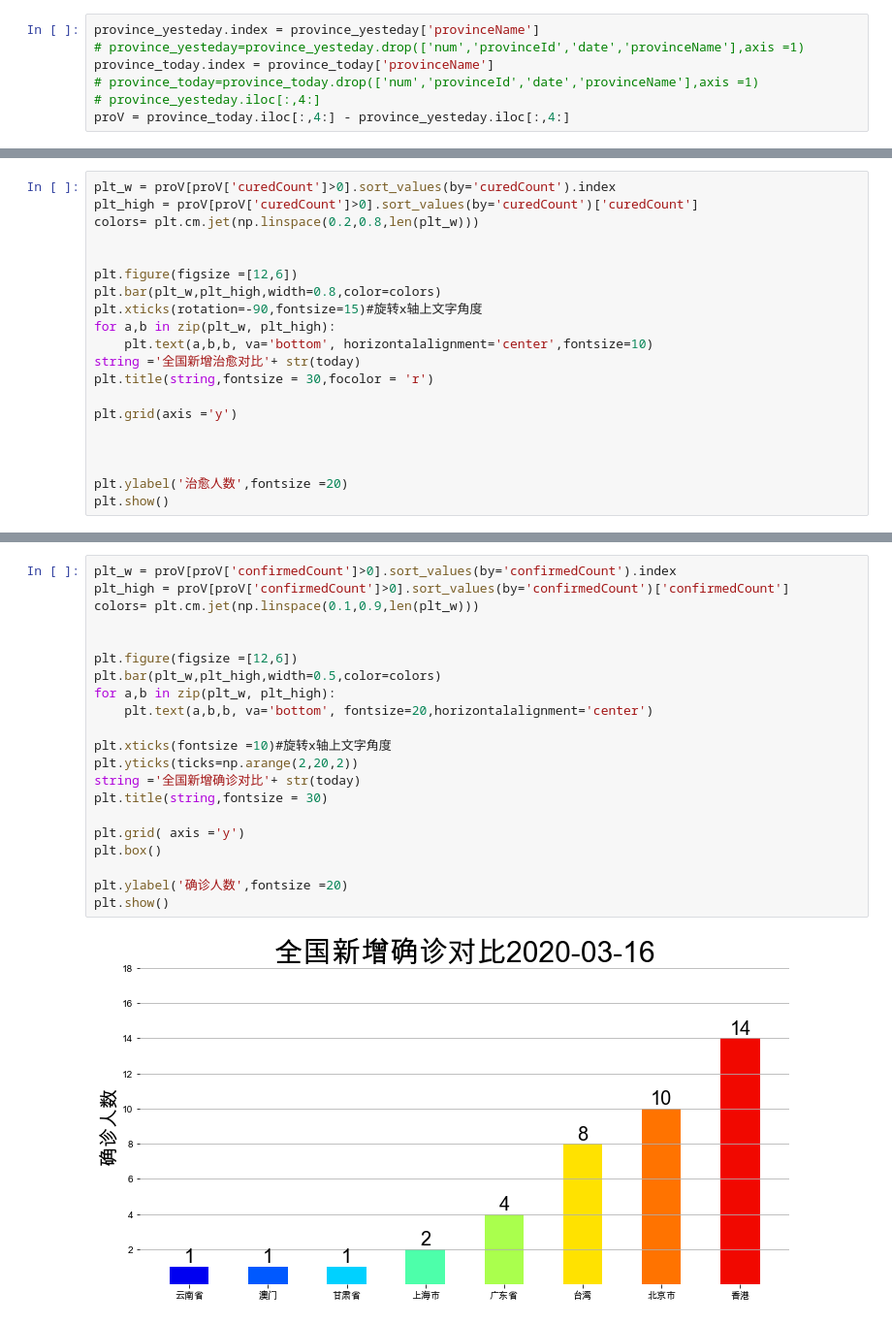
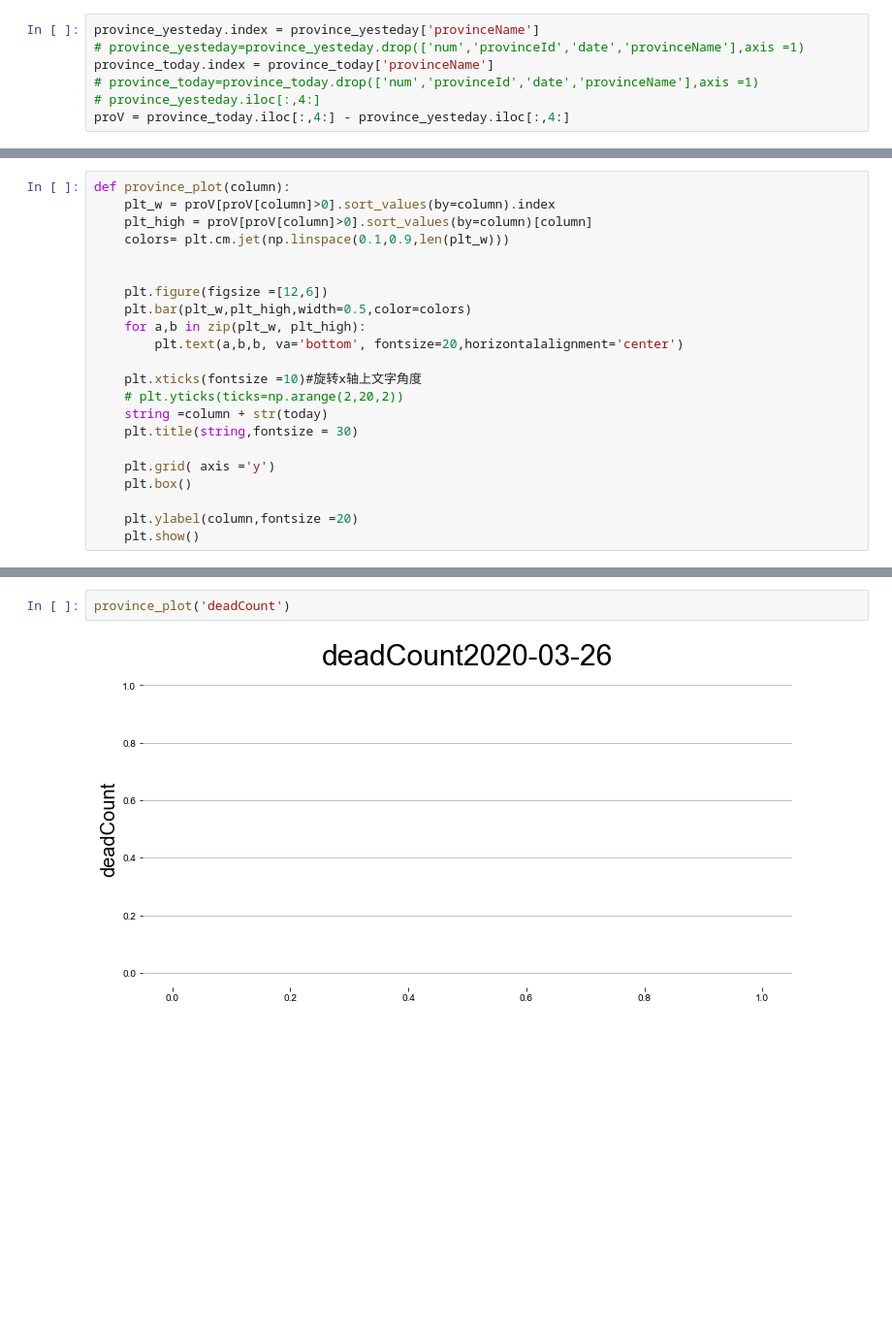
Before and after one commit to z1z22/myjupyter, a Jupyter notebook: yiqing_today.ipynb, the cells around one changed output, grey strips where cells are left out. Shown at 97% size. Cells and saved outputs as stored; diff of their text form; blank space fills up the shorter version.

```diff
--- a/yiqing_today.ipynb
+++ b/yiqing_today.ipynb
@@ -220,20 +241,22 @@ proV
 # %%
-plt_w = proV[proV['curedCount']>0].sort_values(by='curedCount').index
-plt_high = proV[proV['curedCount']>0].sort_values(by='curedCount')['curedCount']
-colors= plt.cm.jet(np.linspace(0.2,0.8,len(plt_w)))
+def province_plot(column):
+    plt_w = proV[proV[column]>0].sort_values(by=column).index
+    plt_high = proV[proV[column]>0].sort_values(by=column)[column]
+    colors= plt.cm.jet(np.linspace(0.1,0.9,len(plt_w)))
 
 
-plt.figure(figsize =[12,6])
-plt.bar(plt_w,plt_high,width=0.8,color=colors)
-plt.xticks(rotation=-90,fontsize=15)#旋转x轴上文字角度
-for a,b in zip(plt_w, plt_high):
-    plt.text(a,b,b, va='bottom', horizontalalignment='center',fontsize=10)
-string ='全国新增治愈对比'+ str(today)
-plt.title(string,fontsize = 30,focolor = 'r')
+    plt.figure(figsize =[12,6])
+    plt.bar(plt_w,plt_high,width=0.5,color=colors)
+    for a,b in zip(plt_w, plt_high):
+        plt.text(a,b,b, va='bottom', fontsize=20,horizontalalignment='center')
 
-plt.grid(axis ='y')
+    plt.xticks(fontsize =10)#旋转x轴上文字角度
+    # plt.yticks(ticks=np.arange(2,20,2))
+    string =column + str(today)
+    plt.title(string,fontsize = 30)
 
+    plt.grid( axis ='y')
+    plt.box()
 
-
-plt.ylabel('治愈人数',fontsize =20)
-plt.show()
+    plt.ylabel(column,fontsize =20)
+    plt.show()
@@ -243,23 +263,4 @@ AttributeError: 'Text' object has no property 'fontcolor'
-# %%
-plt_w = proV[proV['confirmedCount']>0].sort_values(by='confirmedCount').index
-plt_high = proV[proV['confirmedCount']>0].sort_values(by='confirmedCount')['confirmedCount']
-colors= plt.cm.jet(np.linspace(0.1,0.9,len(plt_w)))
-
-
-plt.figure(figsize =[12,6])
-plt.bar(plt_w,plt_high,width=0.5,color=colors)
-for a,b in zip(plt_w, plt_high):
-    plt.text(a,b,b, va='bottom', fontsize=20,horizontalalignment='center')
-
-plt.xticks(fontsize =10)#旋转x轴上文字角度
-plt.yticks(ticks=np.arange(2,20,2))
-string ='全国新增确诊对比'+ str(today)
-plt.title(string,fontsize = 30)
-
-plt.grid( axis ='y')
-plt.box()
-
-plt.ylabel('确诊人数',fontsize =20)
-plt.show()
-# %% [output]
-[figure, removed]
+# %%
+province_plot('deadCount')
+# %% [output]
+[figure, added]
```
Also changed, not shown: parts of 15 cells of this notebook, 2 other files.
